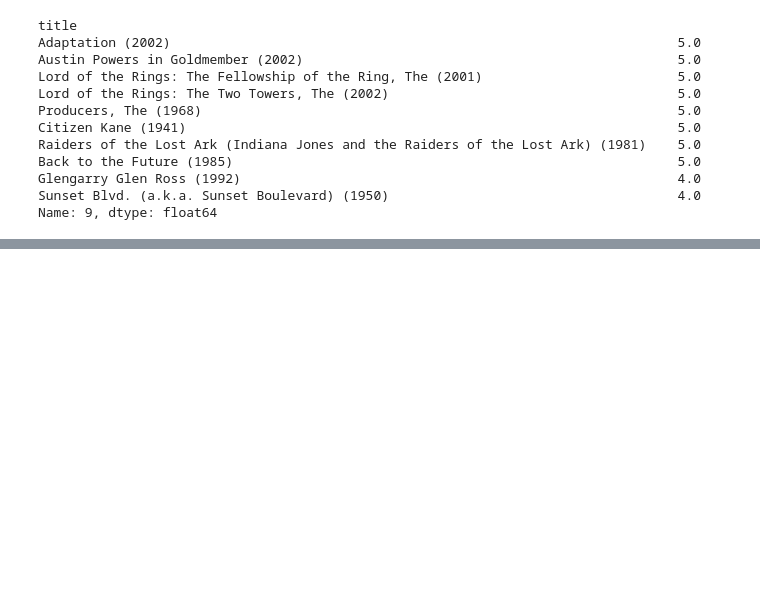
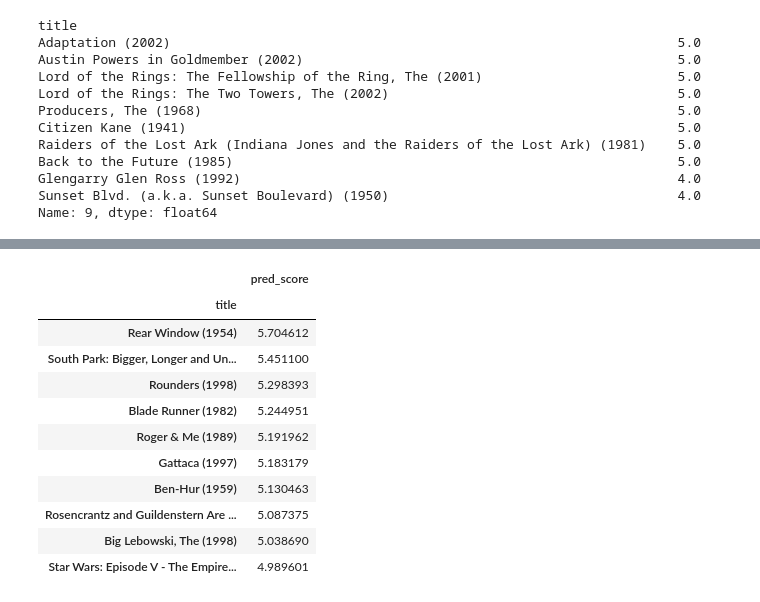
Before and after one commit to kongjeongbae/TMDB5000_Recommendation, a Jupyter notebook: baseline.ipynb, the cells around one changed output, grey strips where cells are left out. Cells and saved outputs as stored; diff of their text form; code cells hidden in the pictures; blank space fills up the shorter version.

```diff
--- a/baseline.ipynb
+++ b/baseline.ipynb
@@ -454,0 +592,23 @@ def get_unseen_movies(ratings_matrix, userID):
+# %%
+# 사용자가 관람하지 않은 영화명 추출
+unseen_list = get_unseen_movies(ratings_matrix, 9)
+
+# 잠재 요인 협업 필터링으로 영화추천
+recomm_movies = recomm_movie_by_userid(ratings_pred_matrix, 9, unseen_list, top_n=10)
+
+# 평점 데이터를 DataFrame 으로 생성
+recomm_movies = pd.DataFrame(data=recomm_movies.values, index=recomm_movies.index, columns=['pred_score'])
+recomm_movies
+# %% [output]
+|  | pred_score |
+| title |  |
+| Rear Window (1954) | 5.704612 |
+| South Park: Bigger, Longer and Un... | 5.451100 |
+| Rounders (1998) | 5.298393 |
+| Blade Runner (1982) | 5.244951 |
+| Roger & Me (1989) | 5.191962 |
+| Gattaca (1997) | 5.183179 |
+| Ben-Hur (1959) | 5.130463 |
+| Rosencrantz and Guildenstern Are ... | 5.087375 |
+| Big Lebowski, The (1998) | 5.038690 |
+| Star Wars: Episode V - The Empire... | 4.989601 |
```
Also changed, not shown: parts of 11 cells of this notebook.
